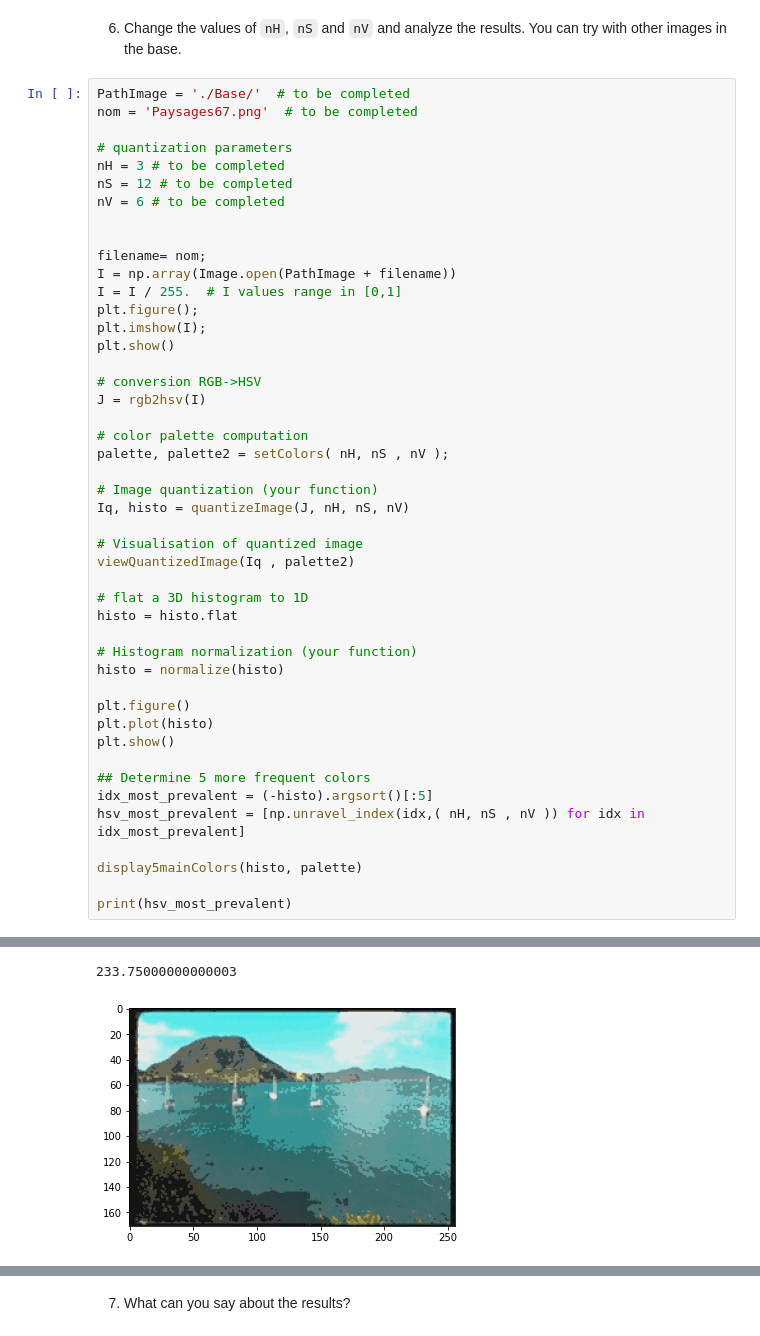
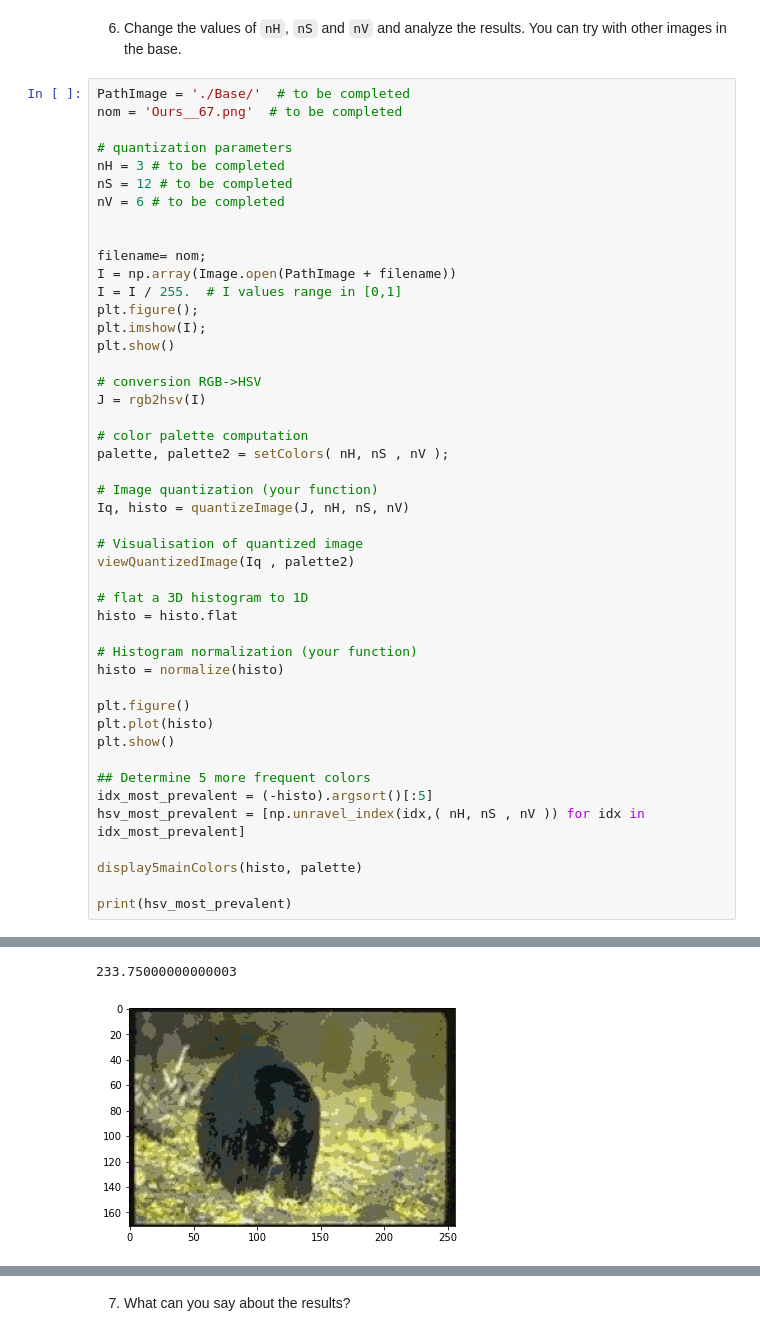
Before and after one commit to LUKALAVAL/BIMA, a Jupyter notebook: TME7/TME7.ipynb, the cells around one changed output, grey strips where cells are left out. Drawn from its saved outputs; the diff is of its cells as text.

````diff
--- a/TME7/TME7.ipynb
+++ b/TME7/TME7.ipynb
@@ -211,7 +212,7 @@ Deprecated in NumPy 1.20; for more details and guidance: https://numpy.org/devdo
 6) Change the values of ```nH```, ```nS```  and ```nV``` and analyze the results. You can try with other images in the base.
 # %%
 PathImage = './Base/'  # to be completed
-nom = 'Paysages67.png'  # to be completed
+nom = 'Ours__67.png'  # to be completed
 
 # quantization parameters
 nH = 3 # to be completed
@@ -261,2 +263,2 @@ Deprecated in NumPy 1.20; for more details and guidance: https://numpy.org/devdo
 233.75000000000003
-[figure, old version]
+[figure, new version]
````
Also changed, not shown: parts of 15 cells of this notebook, 1 other file.
